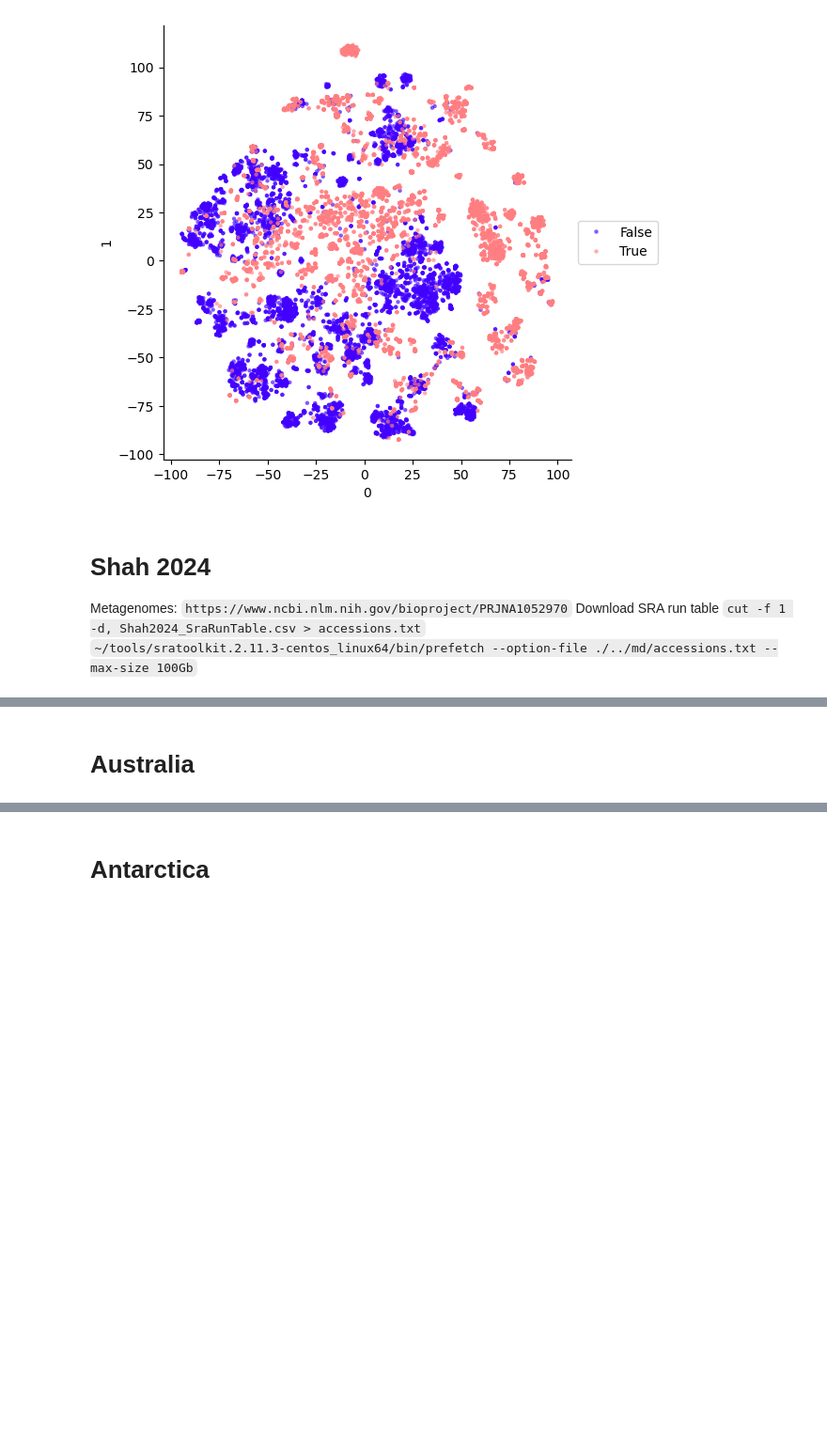
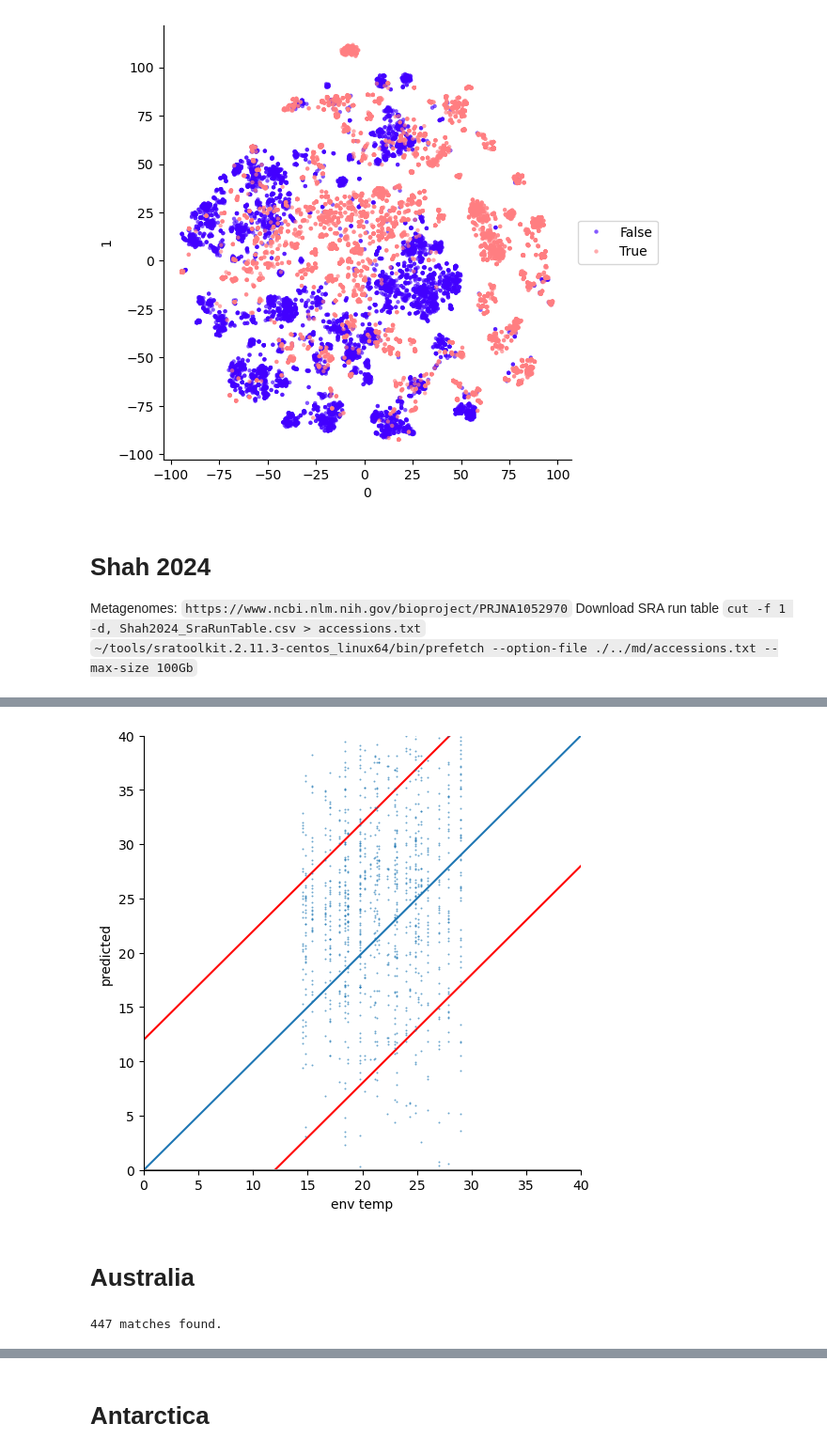
Before and after one commit to realmichaelhoffert/adenylate_kinase_ogt, a Jupyter notebook: notebooks/07_mgnify.ipynb, the cells around one changed output, grey strips where cells are left out. Shown at 94% size. Cells and saved outputs as stored; diff of their text form; code cells hidden in the pictures; blank space fills up the shorter version.

```diff
--- a/notebooks/07_mgnify.ipynb
+++ b/notebooks/07_mgnify.ipynb
@@ -1219,0 +1265,2 @@ Download SRA run table
+# %%
+shah2024_aln_df = shah2024_aln_df[~shah2024_aln_df.index.isin(aln_df.index)]
@@ -1220,2 +1376,56 @@ Download SRA run table
+# %%
+with open('./../data/proclam/esm2_t6_8M_UR50D/models.pickle', 'rb') as handle:
+    models = pickle.load(handle)
+# %%
+# make mapping of sequence ID to sample ID
+shah2024_record2sample = {}
+tbls = glob.glob('./../data/validation_datasets/Shah2024/genomes/*_spades/*_adk.faa')
+for t in tbls:
+    with open(t, 'r') as handle:
+        records = [r for r in SeqIO.parse(handle, 'fasta')]
+        for r in records:
+            shah2024_record2sample[r.id] = t.split("/")[-2].replace('_spades', '')
+# %%
+y = pd.Series(index=shah2024_aln_df.index,
+          data=shah_full_md.set_index('Run')['temperature'].loc[[shah2024_record2sample[i] for i in shah2024_aln_df.index]].values,
+             name='env temp')
+# %%
+predictions = []
+for col in list(col_datasets.keys()):
+    # if col < 100 and col > 10: #not col in list(range(150, 160)) + list(range(190, 210)):
+    dataset = col_datasets[col].T.reindex(index=y.index).dropna()
+    predictions.append(pd.Series(index=dataset.index, data=models[col].predict(dataset), name=col))
+
+y_pred = pd.concat(predictions, axis=1)
+# y_pred.index = [s.split('|')[2].split('_hmmsea')[0] for s in y_pred.index]
+y_mean = y_pred.mean(1).rename('predicted')
+plotdf = pd.merge(y_mean,
+         y,
+         left_index=True, right_index=True)
+
+fig, ax = plt.subplots(figsize=(6,6))
+sns.scatterplot(data=plotdf, y='predicted', x='env temp', linewidth=0, alpha=0.65, s=2, )
+
+# for index, row in plotdf.iterrows():
+#     if '032' in myco_md_full.set_index('Run')['sample'].loc[index]:
+#         ax.annotate( myco_md_full.set_index('Run')['sample'].loc[index], (row['Temperature Optimum (℃)'], row['predicted']))
+#         plt.scatter(y=row['predicted'], x=row['Temperature Optimum (℃)'], c='r')
+
+ax.set_ylim(0, 40)
+ax.set_xlim(0, 40)
+
+_x, _y = 0, 40
+rmse = 12
+plt.plot((_x, _y), (_x-rmse, _y-rmse), color='r', zorder=0)
+plt.plot((_x, _y), (_x+rmse, _y+rmse), color='r', zorder=0)
+plt.plot((_x, _y), (_x, _y), zorder=0)
+
+ax.axhline(0, color='grey')
+
+sns.despine()
+
+# ax.set_title('Mycobacteria')
+# %% [output]
+[figure, added]
 # %% [markdown]
 # Australia
@@ -1221,0 +1435,12 @@ Download SRA run table
+# %%
+import ckanapi
+remote = ckanapi.RemoteCKAN('https://data.bioplatforms.com', apikey=api_key)
+# we increase the number of rows to be returned, and we
+# ask for all packages, including private packages
+result = remote.action.package_search(
+    q='type:base-metagenomics',
+    rows=50000,
+    include_private=True)
+print("{} matches found.".format(result['count']))
+# %% [output]
+447 matches found.
```
Also changed, not shown: parts of 71 cells of this notebook, 7 other files.
